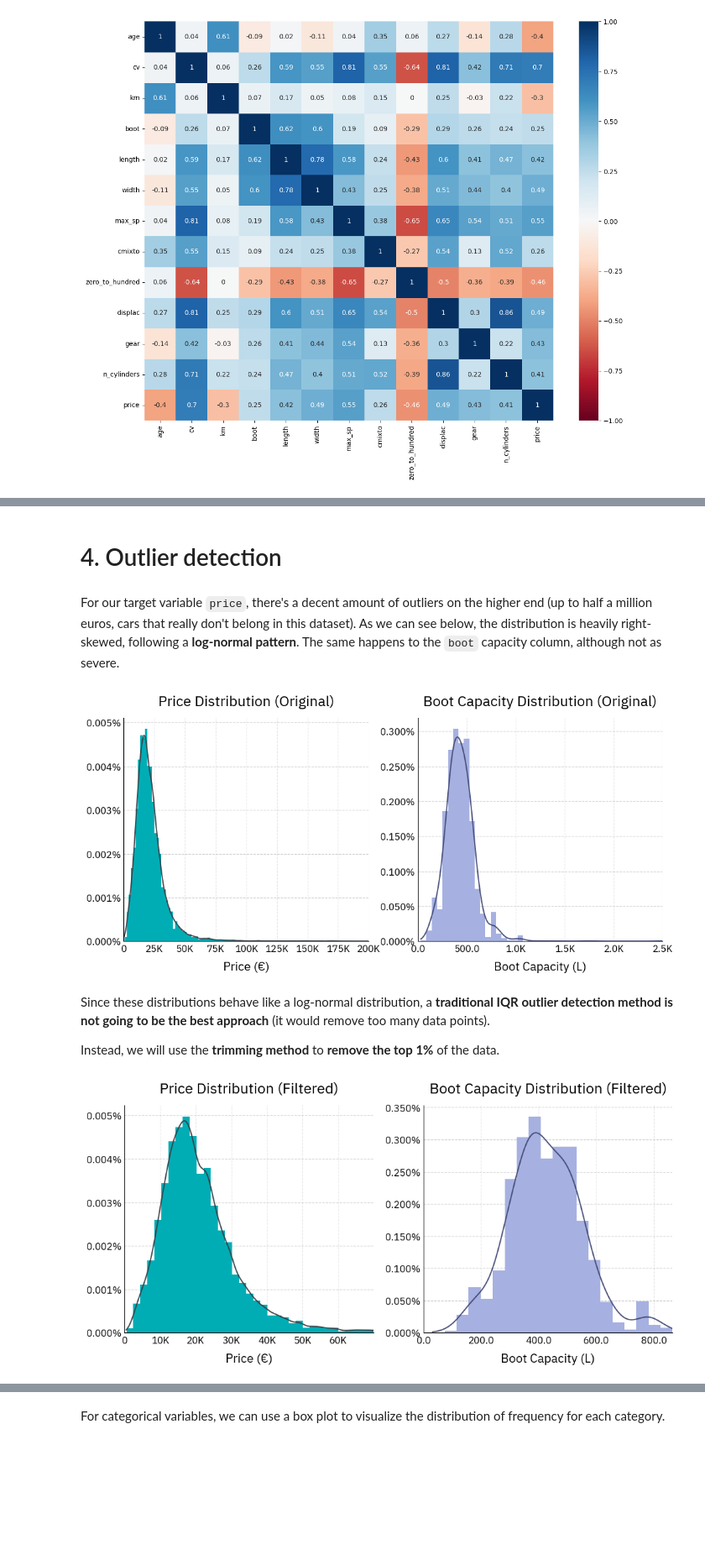
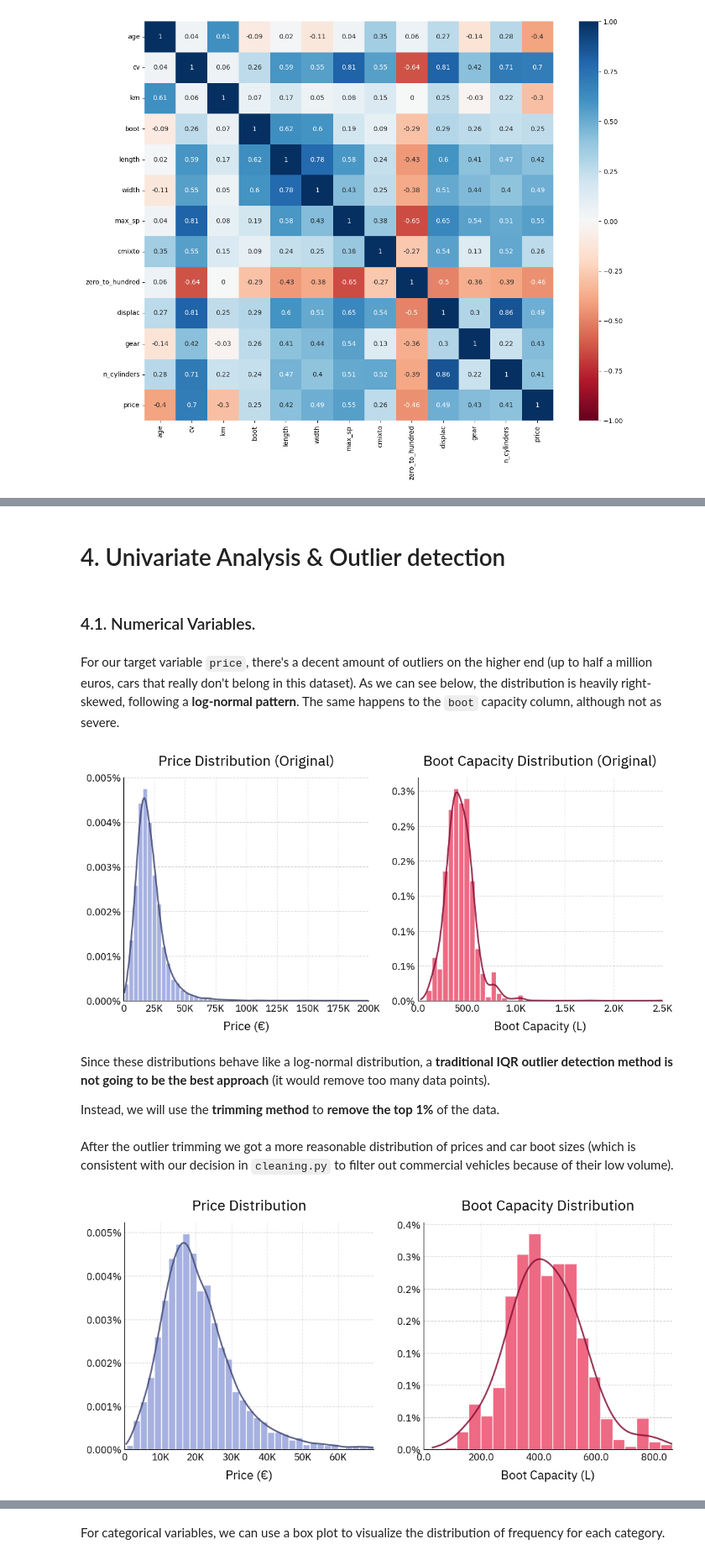
Before and after one commit to fbgranell/car-price-model, a Jupyter notebook: backend/notebooks/EDA.ipynb, the cells around one changed output, grey strips where cells are left out. Shown at 84% size. Drawn from its saved outputs; the diff is of its cells as text; code cells hidden in the pictures; blank space fills up the shorter version.

Commit message:
feat(EDA): univariate & bivariate analysis

```diff
--- a/backend/notebooks/EDA.ipynb
+++ b/backend/notebooks/EDA.ipynb
@@ -139,7 +159,7 @@ plot_correlation_matrix(df)
 # %% [markdown]
-# 4. Outlier detection
+# 4. Univariate Analysis & Outlier detection
 # %%
-def kde_curve(data, bw_adjust=1.0, gridsize=500):
+def kde_curve(data, bw_adjust=1.0, gridsize=1000):
     """Compute a KDE curve for plotting."""
     data = np.asarray(data, dtype=float)
     data = data[np.isfinite(data)]
@@ -147,32 +167,37 @@ def kde_curve(data, bw_adjust=1.0, gridsize=500):
     kde.set_bandwidth(kde.factor * bw_adjust)
     x = np.linspace(data.min(), data.max(), gridsize)
     return x, kde(x)
+
+def plot_histogram(series, bins=None, color_1="skyblue", color_2="darkblue", bw_adjust=1.0, plot_kde=True):
+    var = series.name
+    ax = series.hist(bins=bins, density=True, zorder=2, color=color_1, edgecolor="white")
+    if plot_kde:
+        plt.plot(*kde_curve(series, bw_adjust=bw_adjust), zorder=2, color=color_2, alpha=0.85, linewidth=2)
+    return ax
+# %% [markdown]
+### 4.1. Numerical Variables.
 # %% [markdown]
 For our target variable `price`, there's a decent amount of outliers on the higher end (up to half a million euros, cars that really don't belong in this dataset). As we can see below, the distribution is heavily right-skewed, following a **log-normal pattern**. The same happens to the `boot` capacity column, although not as severe.
 # %%
 plt.figure(figsize=(12, 5))
+
 plt.subplot(1, 2, 1)
-color_1, color_2 = "#00ADB5", "#393E46"
-var="price"
-ax = df[var].hist(bins=300, density=True, zorder=2, color=color_1)
-x, y = kde_curve(df[var], bw_adjust=1)
-plt.plot(x, y, zorder=2, color=color_2, alpha=0.95)
-sp.config.fontname = "IBM Plex Sans"
-sp.style_hist(ax, yformat=sp.formats.percent(decimals=3), xformat=sp.formats.human(decimals=0), xtitle="Price (€)", title="Price Distribution (Original)")
+color_1, color_2, var = "#A6B1E1", "#424874", "price"
+ax = df[var].hist(bins=150, density=True, zorder=2, color=color_1, edgecolor="white")
+plt.plot(*kde_curve(df[var], bw_adjust=1.5), zorder=2, color=color_2, alpha=0.85, linewidth=2)
+title, xtitle = "Price Distribution (Original)", "Price (€)"
+sp.style_hist(ax, yformat=sp.formats.percent(decimals=3), xformat=sp.formats.human(decimals=0), xtitle=xtitle, title=title)
 plt.xlim(0, 200000)
 
 plt.subplot(1, 2, 2)
-color_1, color_2 = "#A6B1E1", "#424874"
-var="boot"
-ax = df[var].hist(bins=45, density=True, zorder=2, color=color_1)
-x,y = kde_curve(df[var], bw_adjust=3.4)
-plt.plot(x, y, zorder=2, color=color_2, alpha=0.95)
-sp.config.fontname = "IBM Plex Sans"
-sp.style_hist(ax, yformat=sp.formats.percent(decimals=3), xformat=sp.formats.human(decimals=1), xtitle="Boot Capacity (L)", title="Boot Capacity Distribution (Original)")
+color_1, color_2, var = "#EE6983", "#850E35", "boot"
+ax = df[var].hist(bins=45, density=True, zorder=2, color=color_1, edgecolor="white")
+plt.plot(*kde_curve(df[var], bw_adjust=3), zorder=2, color=color_2, alpha=0.85, linewidth=2)
+sp.style_hist(ax, yformat=sp.formats.percent(decimals=1), xformat=sp.formats.human(decimals=1), xtitle="Boot Capacity (L)", title="Boot Capacity Distribution (Original)")
 plt.xlim(0, df[var].max())
 plt.show()
 # %% [output]
-[figure, old version]
+[figure, new version]
 # %% [markdown]
 Since these distributions behave like a log-normal distribution, a **traditional IQR outlier detection method is not going to be the best approach** (it would remove too many data points).
 
@@ -180,27 +205,21 @@ Instead, we will use the **trimming method** to **remove the top 1%** of the dat
 # %%
 df = trim_outliers(df, "price", upper_quantile=0.99)
 df = trim_outliers(df, "boot", upper_quantile=0.99)
+# %% [markdown]
+After the outlier trimming we got a more reasonable distribution of prices and car boot sizes (which is consistent with our decision in `cleaning.py` to filter out commercial vehicles because of their low volume).
 # %%
 plt.figure(figsize=(12, 5))
+
 plt.subplot(1, 2, 1)
-color_1, color_2 = "#00ADB5", "#393E46"
-var = "price"
-ax = df[var].hist(bins=35, density=True, zorder=2, color=color_1)
-x,y = kde_curve(df[var], bw_adjust=1)
-plt.plot(x, y, color=color_2, alpha=0.95)
-sp.config.fontname = "IBM Plex Sans"
-sp.style_hist(ax, yformat=sp.formats.percent(decimals=3), xformat=sp.formats.human(decimals=0), xtitle="Price (€)", title="Price Distribution (Filtered)")
-plt.xlim(0, df[var].max())
+ax = plot_histogram(df["price"], bins=35, color_1="#A6B1E1", color_2="#424874", bw_adjust=1.5)
+title, xtitle = "Price Distribution", "Price (€)"
+sp.style_hist(ax, yformat=sp.formats.percent(decimals=3), xformat=sp.formats.human(decimals=0), xtitle=xtitle, title=title)
+plt.xlim(0, df["price"].max())
 
 plt.subplot(1, 2, 2)
-color_1, color_2 = "#A6B1E1", "#424874"
-var = "boot"
-ax = df[var].hist(bins=20, density=True, zorder=2, color=color_1)
-x,y = kde_curve(df[var], bw_adjust=3)
-plt.plot(x, y, color=color_2, alpha=0.95)
-sp.config.fontname = "IBM Plex Sans"
-sp.style_hist(ax, yformat=sp.formats.percent(decimals=3), xformat=sp.formats.human(decimals=1), xtitle="Boot Capacity (L)", title="Boot Capacity Distribution (Filtered)")
-plt.xlim(0, df[var].max())
+ax = plot_histogram(df["boot"], bins=20, color_1="#EE6983", color_2="#850E35", bw_adjust=4)
+sp.style_hist(ax, yformat=sp.formats.percent(decimals=1), xformat=sp.formats.human(decimals=1), xtitle="Boot Capacity (L)", title="Boot Capacity Distribution")
+plt.xlim(0, df["boot"].max())
 plt.show()
 # %% [output]
-[figure, old version]
+[figure, new version]
```
Also changed, not shown: parts of 24 cells of this notebook.
